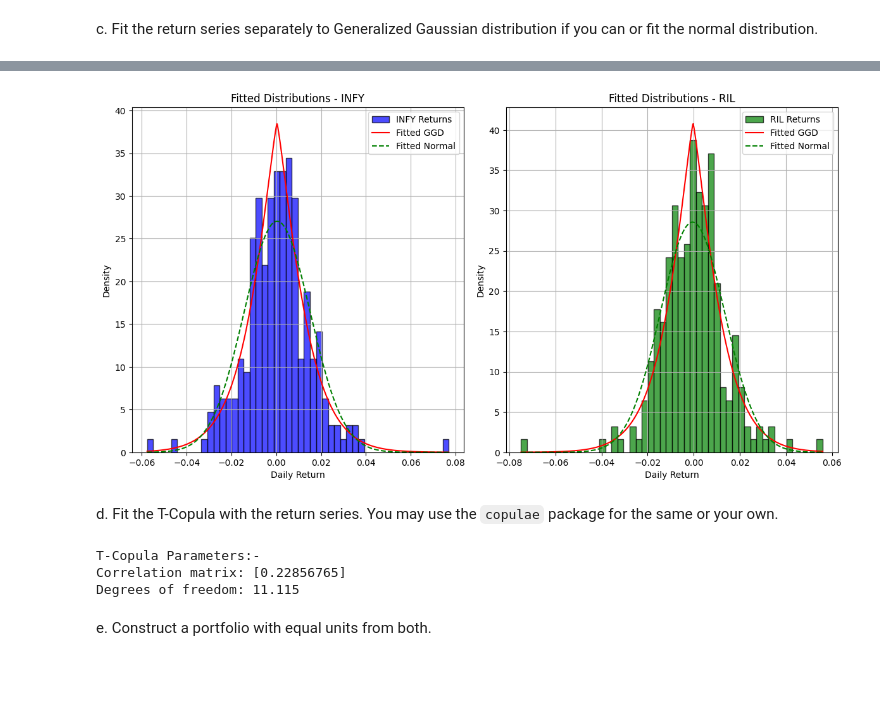
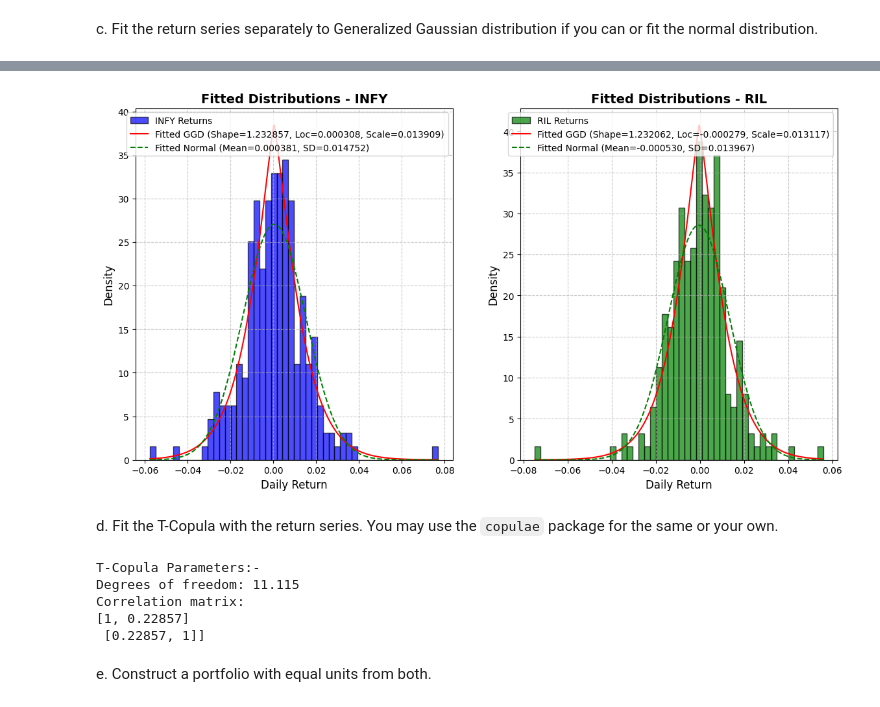
Before and after one commit to msiddhesh/MDS202347_assignment1_Siddhesh_Maheshwari, a Jupyter notebook: MDS202347_assignment1_Siddhesh_Maheshwari.ipynb, the cells around one changed output, grey strips where cells are left out. Saved outputs shown, nothing was run; the diff lists cells and outputs as text; code cells hidden in the pictures; blank space fills up the shorter version.

```diff
--- a/MDS202347_assignment1_Siddhesh_Maheshwari.ipynb
+++ b/MDS202347_assignment1_Siddhesh_Maheshwari.ipynb
@@ -253,8 +271,6 @@ a. Download 1-year INFY & RIL stock prices from NSE
 # %%
 def get_data(my_symbol,start_date = '2000-01-01',end_date=None):
-    import yfinance as yahooFinance
-    from datetime import date
-    my_finance_object = yahooFinance.Ticker(my_symbol)
+    my_finance_object = yf.Ticker(my_symbol)
     if end_date==None:
         today = date.today()
     else:
@@ -405,18 +421,2 @@ plt.show()
 # %% [markdown]
 c. Fit the return series separately to Generalized Gaussian distribution if you can or fit the normal distribution.
-# %%
-from scipy.stats import gennorm, norm
-
-# Fit returns to Generalized Gaussian distribution
-infy_params = gennorm.fit(returns['Close_INFY'])
-ril_params = gennorm.fit(returns['Close_RIL'])
-
-print("INFY Generalized Gaussian parameters:", infy_params)
-print("RIL Generalized Gaussian parameters:", ril_params)
-
-# If needed, fallback to Normal distribution
-infy_norm_params = norm.fit(returns['Close_INFY'])
-ril_norm_params = norm.fit(returns['Close_RIL'])
-
-print("INFY Normal distribution parameters:", infy_norm_params)
-print("RIL Normal distribution parameters:", ril_norm_params)
@@ -467,43 +457,40 @@ RIL Normal distribution parameters: Mean=-0.0005299583243760772, Variance=0.0001
 # %%
-# Plot the returns and the fitted distributions
 x_infy = np.linspace(returns['Close_INFY'].min(), returns['Close_INFY'].max(), 1000)
 x_ril = np.linspace(returns['Close_RIL'].min(), returns['Close_RIL'].max(), 1000)
 
 plt.figure(figsize=(12, 12))
 
 # Plot for INFY (GGD and Normal)
 plt.subplot(2, 2, 1)
 plt.hist(returns['Close_INFY'], bins=50, alpha=0.7, color='blue', edgecolor='black', density=True, label="INFY Returns")
-plt.plot(x_infy, gennorm.pdf(x_infy, infy_shape, infy_loc, infy_scale), 'r-', label='Fitted GGD')
-plt.plot(x_infy, norm.pdf(x_infy, infy_mean_norm, infy_scale_norm), 'g--', label='Fitted Normal')
-plt.title("Fitted Distributions - INFY")
-plt.xlabel("Daily Return")
-plt.ylabel("Density")
+plt.plot(x_infy, gennorm.pdf(x_infy, infy_params_ggd[0], infy_params_ggd[1], infy_params_ggd[2]), 'r-', label=f'Fitted GGD (Shape={infy_params_ggd[0]:.6f}, Loc={infy_params_ggd[1]:.6f}, Scale={infy_params_ggd[2]:.6f})')
+plt.plot(x_infy, norm.pdf(x_infy, infy_params_norm[0], infy_params_norm[1]), 'g--', label=f'Fitted Normal (Mean={infy_params_norm[0]:.6f}, SD={infy_params_norm[1]:.6f})')
+plt.title("Fitted Distributions - INFY", fontsize=14, fontweight='bold')
+plt.xlabel("Daily Return", fontsize=12)
+plt.ylabel("Density", fontsize=12)
 plt.legend()
-plt.grid(True)
+plt.grid(True, linestyle='--', alpha=0.7)
 
 # Plot for RIL (GGD and Normal)
 plt.subplot(2, 2, 2)
 plt.hist(returns['Close_RIL'], bins=50, alpha=0.7, color='green', edgecolor='black', density=True, label="RIL Returns")
-plt.plot(x_ril, gennorm.pdf(x_ril, ril_shape, ril_loc, ril_scale), 'r-', label='Fitted GGD')
-plt.plot(x_ril, norm.pdf(x_ril, ril_mean_norm, ril_scale_norm), 'g--', label='Fitted Normal')
-plt.title("Fitted Distributions - RIL")
-plt.xlabel("Daily Return")
-plt.ylabel("Density")
+plt.plot(x_ril, gennorm.pdf(x_ril, ril_params_ggd[0], ril_params_ggd[1], ril_params_ggd[2]), 'r-', label=f'Fitted GGD (Shape={ril_params_ggd[0]:.6f}, Loc={ril_params_ggd[1]:.6f}, Scale={ril_params_ggd[2]:.6f})')
+plt.plot(x_ril, norm.pdf(x_ril, ril_params_norm[0], ril_params_norm[1]), 'g--', label=f'Fitted Normal (Mean={ril_params_norm[0]:.6f}, SD={ril_params_norm[1]:.6f})')
+plt.title("Fitted Distributions - RIL", fontsize=14, fontweight='bold')
+plt.xlabel("Daily Return", fontsize=12)
+plt.ylabel("Density", fontsize=12)
 plt.legend()
-plt.grid(True)
+plt.grid(True, linestyle='--', alpha=0.7)
 
+# Adjust layout and show
 plt.tight_layout()
 plt.show()
 # %% [output]
-[figure, old version]
+[figure, new version]
 # %% [markdown]
 d. Fit the T-Copula with the return series. You may use the `copulae`
 package for the same or your own.
 # %%
-from copulae import StudentCopula
-from copulae import pseudo_obs
-
 # Convert returns to pseudo-observations (uniform scale)
 u = pseudo_obs(returns[['Close_INFY', 'Close_RIL']].to_numpy())
 
@@ -511,13 +498,23 @@ u = pseudo_obs(returns[['Close_INFY', 'Close_RIL']].to_numpy())
 cop = StudentCopula(dim=2)
 cop.fit(u)
 
+
+# Extract parameters
+dof = cop.params[0]
+corr = cop.params[1]
+
+# Print results nicely
 print("T-Copula Parameters:-")
-print(f"Correlation matrix: {cop.params[1]}")
-print(f"Degrees of freedom: {cop.params[0]:.3f}")
+print(f"Degrees of freedom: {dof:.3f}")
+print("Correlation matrix:")
+print(f"[{1}, {corr[0]:.5f}]")
+print(f" [{corr[0]:.5f}, {1}]]")
 # %% [output]
 T-Copula Parameters:-
-Correlation matrix: [0.22856765]
 Degrees of freedom: 11.115
+Correlation matrix:
+[1, 0.22857]
+ [0.22857, 1]]
 # %% [markdown]
 e. Construct a portfolio with equal units from both.
 # %%
```
Also changed, not shown: parts of 41 cells of this notebook, 2 other files.
